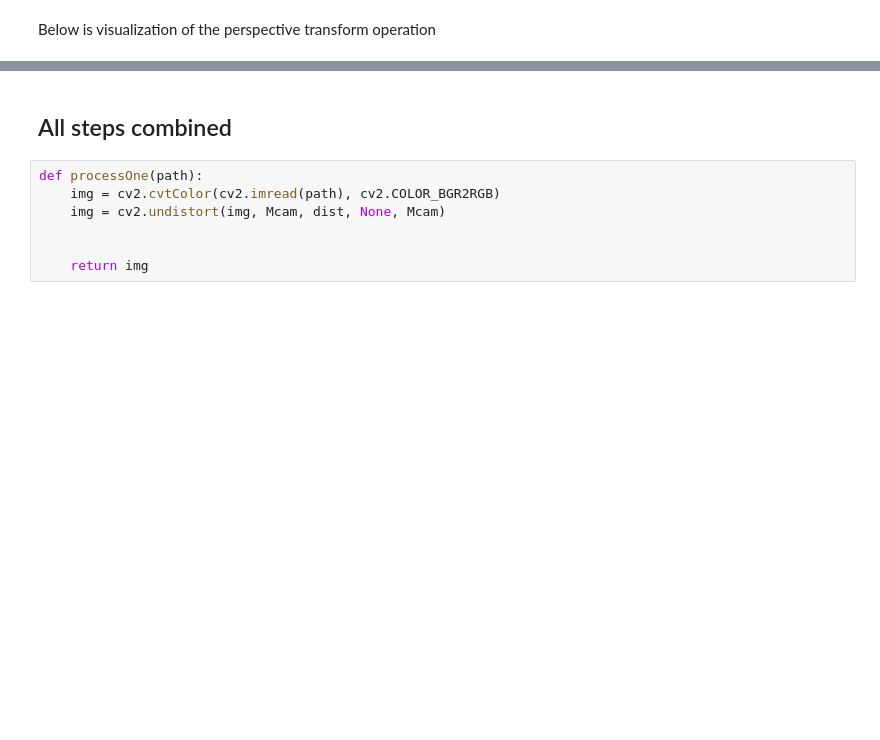
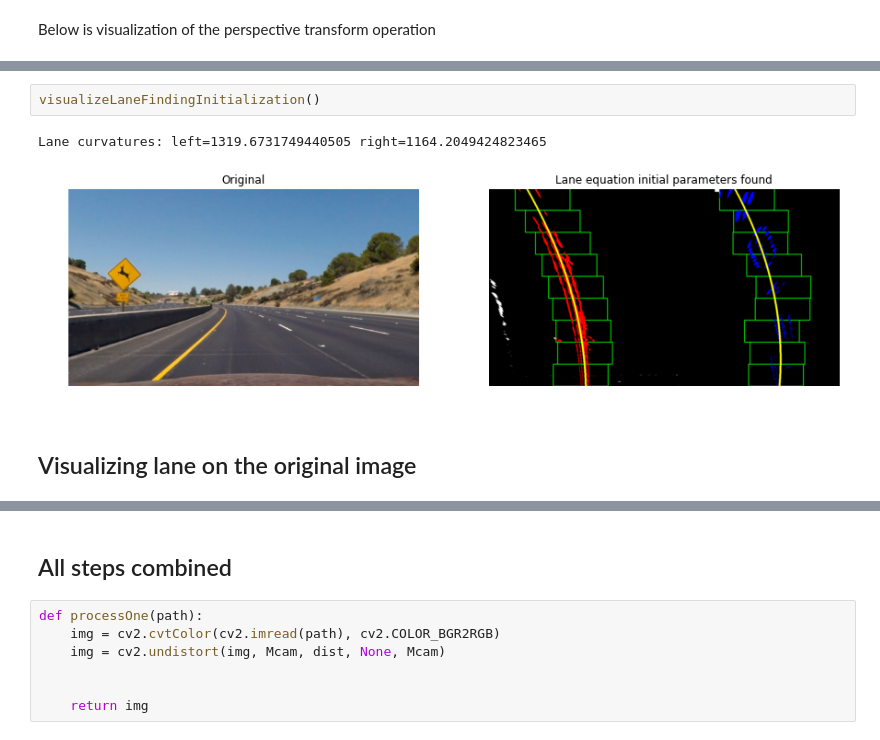
Before and after one commit to toshas/CarND-Advanced-Lane-Lines, a Jupyter notebook: P4.ipynb, the cells around one changed output, grey strips where cells are left out. Saved outputs shown, nothing was run; the diff lists cells and outputs as text; blank space fills up the shorter version.

```diff
--- a/P4.ipynb
+++ b/P4.ipynb
@@ -260,0 +381,7 @@ visualizePerspectiveTransform()
+# %%
+visualizeLaneFindingInitialization()
+# %% [output]
+Lane curvatures: left=1319.6731749440505 right=1164.2049424823465
+[figure, added]
+# %% [markdown]
+## Visualizing lane on the original image
```
Also changed, not shown: parts of 8 cells of this notebook.
